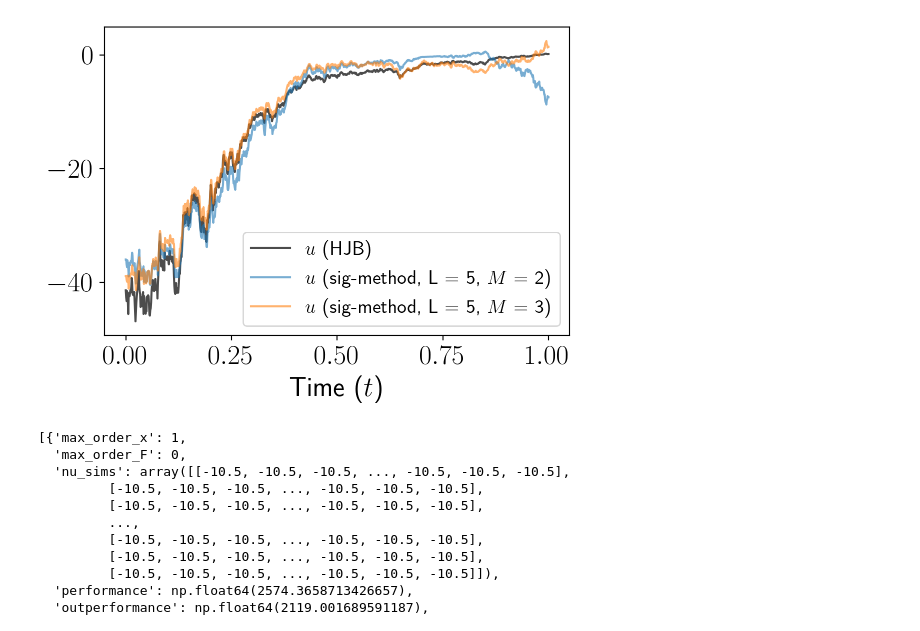
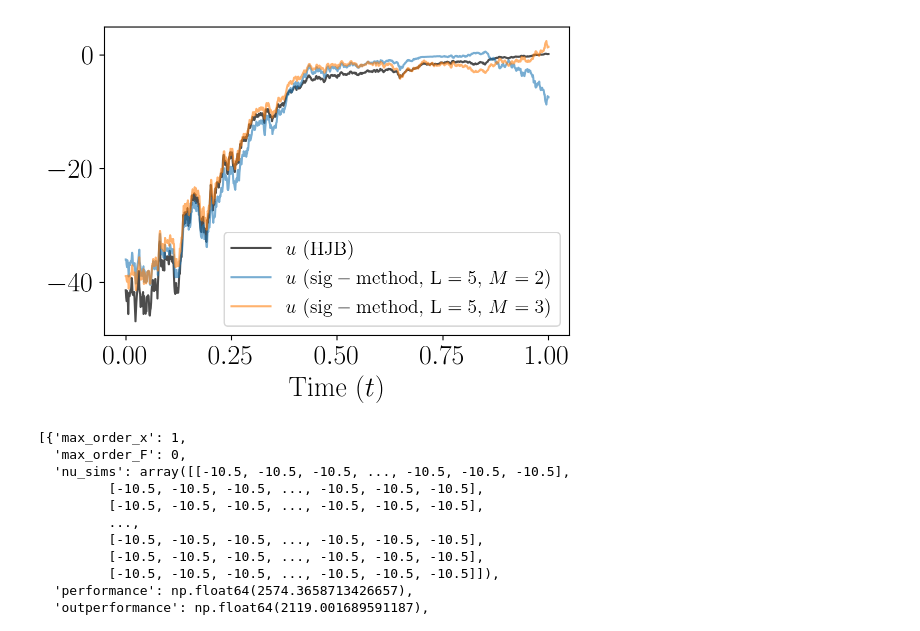
Before and after one commit to muhammadalifaqsha/optimal-control-with-signatures, a Jupyter notebook: notebooks/alif-lqproblem-plots-paper.ipynb, the cells around one changed output. Saved outputs shown, nothing was run; the diff lists cells and outputs as text; code cells hidden in the pictures.

```diff
--- a/notebooks/alif-lqproblem-plots-paper.ipynb
+++ b/notebooks/alif-lqproblem-plots-paper.ipynb
@@ -40,7 +40,8 @@ env = lqproblem.environment(**params)
 env_hjb = lqproblem.environment(**params)
 env_hjb_sig = lqproblem.environment(**params)
 # %%
-max_order_x_list = [1, 2, 3, 4, 5]
+# max_order_x_list = [1, 2, 3, 4, 5]
+max_order_x_list = [2, 3, 4, 5]
 max_order_F_list = [0, 1, 2, 3]
 nsims = 1000
 dim = env.dim
@@ -48,18 +49,14 @@ nsims_small = nsims
 nsim = 0
 
 with open(f'experiment_results_{nsims}_sims.pkl', 'rb') as f:
-    sim_list_old = pickle.load(f)
+    sim_list = pickle.load(f)
     f.close()
 
-with open(f'experiment_results_{nsims}_sims_new.pkl', 'rb') as f:
-    sim_list_new = pickle.load(f)
+with open(f'experiment_results_hjb_{nsims}_sims.pkl', 'rb') as f:
+    sim_hjb = pickle.load(f)
     f.close()
-
-sim_list = sim_list_old + sim_list_new
-
-with open(f'experiment_results_hjb_{nsims}_sims.pkl', 'rb') as f:
-    nu_hjb = pickle.load(f)
-    f.close()
+# %%
+sim_list = [sim for sim in sim_list if sim['max_order_x'] in max_order_x_list]
 # %%
 # plt.plot(env.timesteps, nu_hjb[:,nsim], label=r'$\nu$ (HJB)', color='black')
 
@@ -139,33 +168,34 @@ plt.show()
 # %%
 nsim = 1
 font3 = 20
 font4 = 14
 
 fig, ax = plt.subplots(1, 1, figsize=(6,4))
 
 max_order_x_1 = 5
 max_order_F_1 = 2
 
 max_order_x_2 = 5
 max_order_F_2 = 3
 
+nu_hjb = sim_hjb['nu_sims']
 nu_1 = [sims['nu_sims'] for sims in sim_list if (sims['max_order_x'] == max_order_x_1) and (sims['max_order_F'] == max_order_F_1)][0]
 nu_2 = [sims['nu_sims'] for sims in sim_list if (sims['max_order_x'] == max_order_x_2) and (sims['max_order_F'] == max_order_F_2)][0]
 
-ax.plot(env.timesteps, nu_hjb[:,nsim], label=r'$u$ (HJB)', color='black', alpha = 0.7)
-ax.plot(env.timesteps, nu_1[:,nsim], label=rf'$u$ (sig-method, {lev} = {max_order_x_1}, $M$ = {max_order_F_1})',
+ax.plot(env.timesteps, nu_hjb[:,nsim], label=r'$u$ $\mathrm{(HJB)}$', color='black', alpha = 0.7)
+ax.plot(env.timesteps, nu_1[:,nsim], label=rf'$u$ $(\mathrm{{sig-method}},$ $\mathrm{{{lev}}} = {max_order_x_1},$ $M = {max_order_F_1})$',
         alpha=0.6)
-ax.plot(env.timesteps, nu_2[:,nsim], label=rf'$u$ (sig-method, {lev} = {max_order_x_2}, $M$ = {max_order_F_2})',
+ax.plot(env.timesteps, nu_2[:,nsim], label=rf'$u$ $(\mathrm{{sig-method}},$ $\mathrm{{{lev}}} = {max_order_x_2},$ $M = {max_order_F_2})$',
         alpha=0.6)
 
-ax.set_xlabel(rf'Time ($t$)',  fontsize = font3)
+ax.set_xlabel(rf'$\mathrm{{Time}}$ $(t)$',  fontsize = font3)
 ax.tick_params(axis='both', which='major', labelsize=font3)
 
 ax.legend(fontsize=font4, loc='lower right')
 fig.savefig(f'figures/control_sample_path.pdf',format='pdf',bbox_inches='tight')
 plt.show()
 # %% [output]
-[figure, old version]
+[figure, new version]
 # %%
 sim_list
 # %% [output]
```
Also changed, not shown: parts of 2 cells of this notebook, 8 other files.
